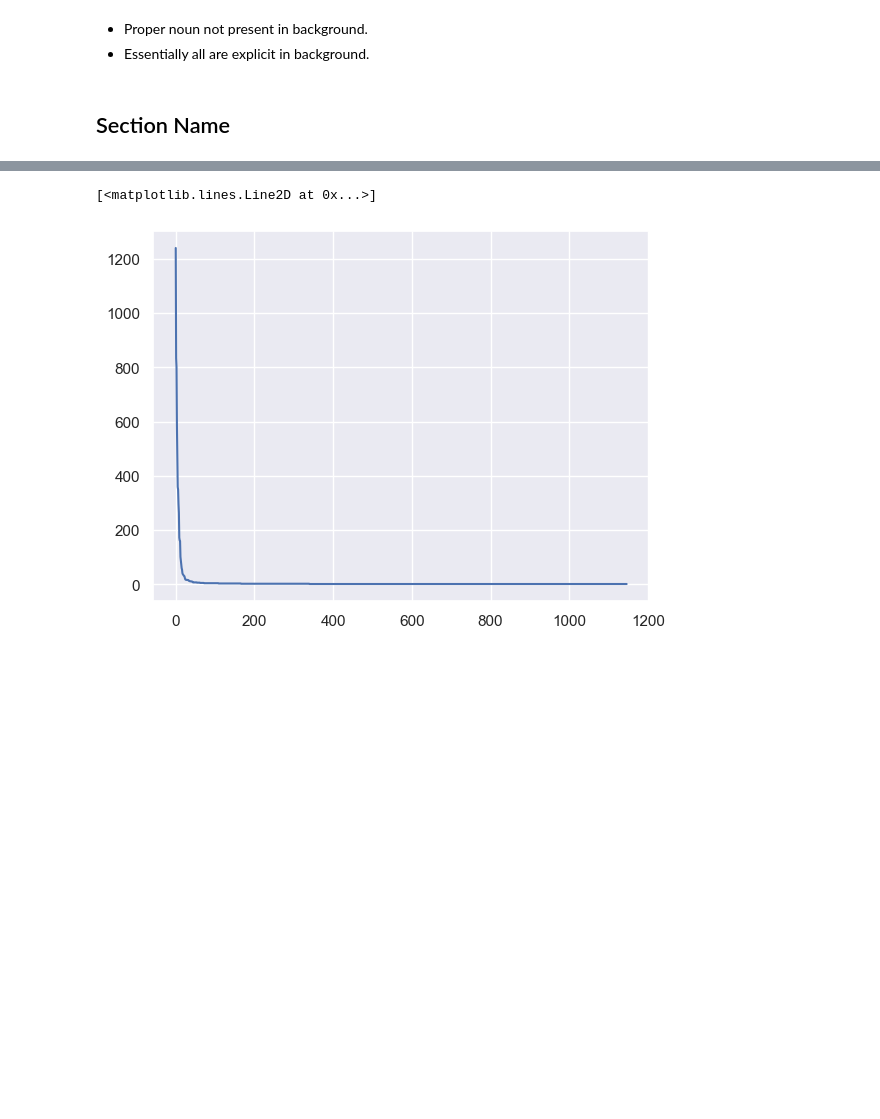
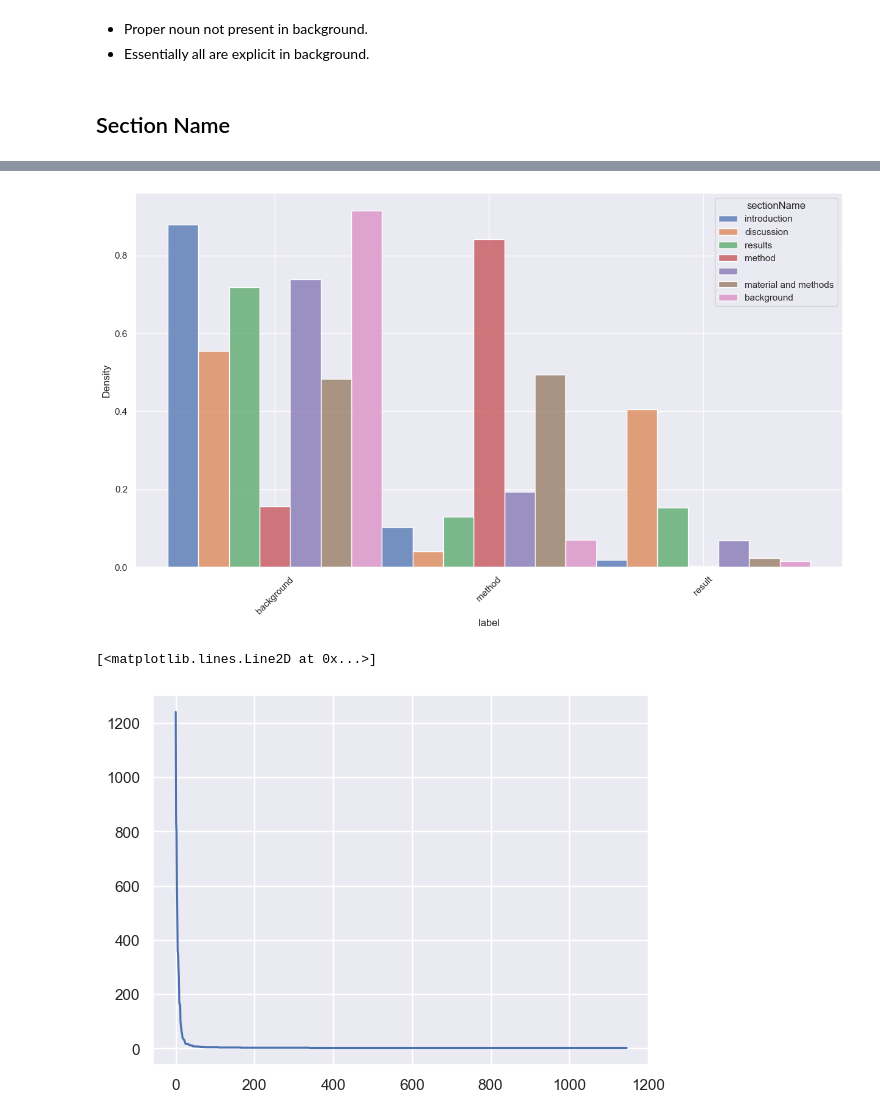
Before and after one commit to Uxinnn/CS4248_project, a Jupyter notebook: scicite_EDA.ipynb, the cells around one changed output, grey strips where cells are left out. Saved outputs shown, nothing was run; the diff lists cells and outputs as text; code cells hidden in the pictures; blank space fills up the shorter version.

```diff
--- a/scicite_EDA.ipynb
+++ b/scicite_EDA.ipynb
@@ -176,3 +190,13 @@ plt.show()
+# %%
+impt_names = set(train_df["sectionName"].value_counts()[:7].keys())
+impt_df = train_df[train_df["sectionName"].isin(impt_names)]
+
+plt.figure(figsize=(15,8))
+plt.xticks(rotation=45)
+sns.histplot(data=impt_df, x="label", hue="sectionName", multiple="dodge", stat="density", common_norm=False)
+plt.show()
+# %% [output]
+[figure, added]
 # %%
 plt.plot(train_df["sectionName"].value_counts().values)
 # %% [output]
```
Also changed, not shown: parts of 25 cells of this notebook, 9 other files.
